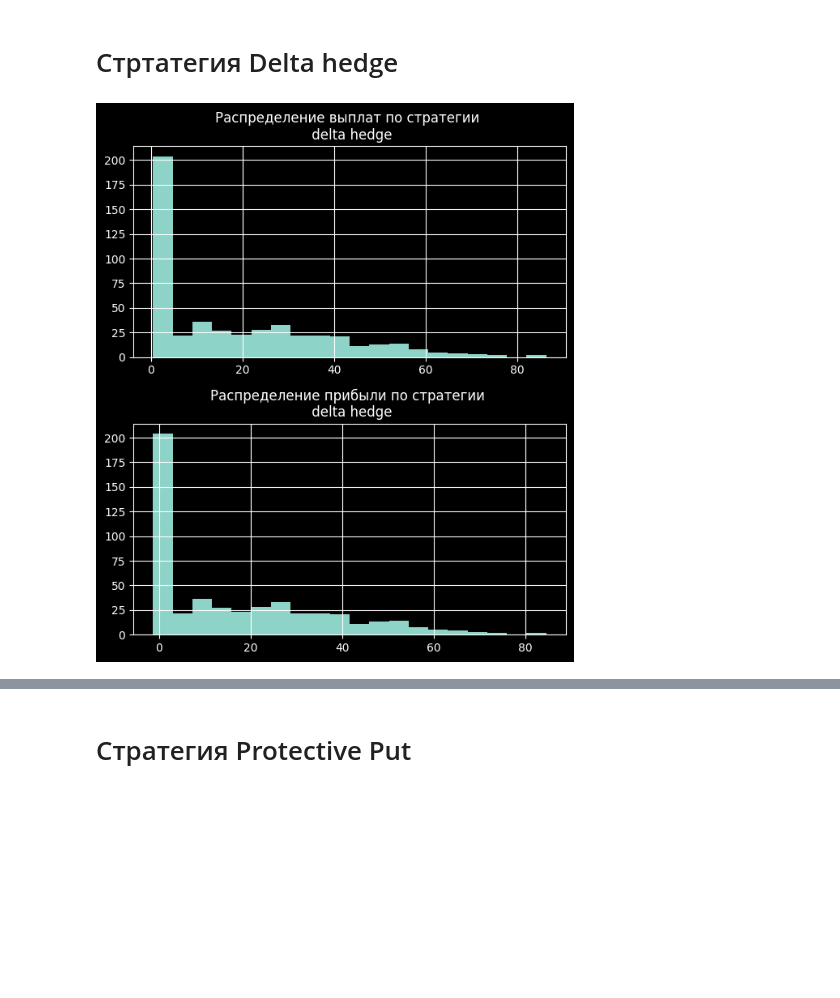
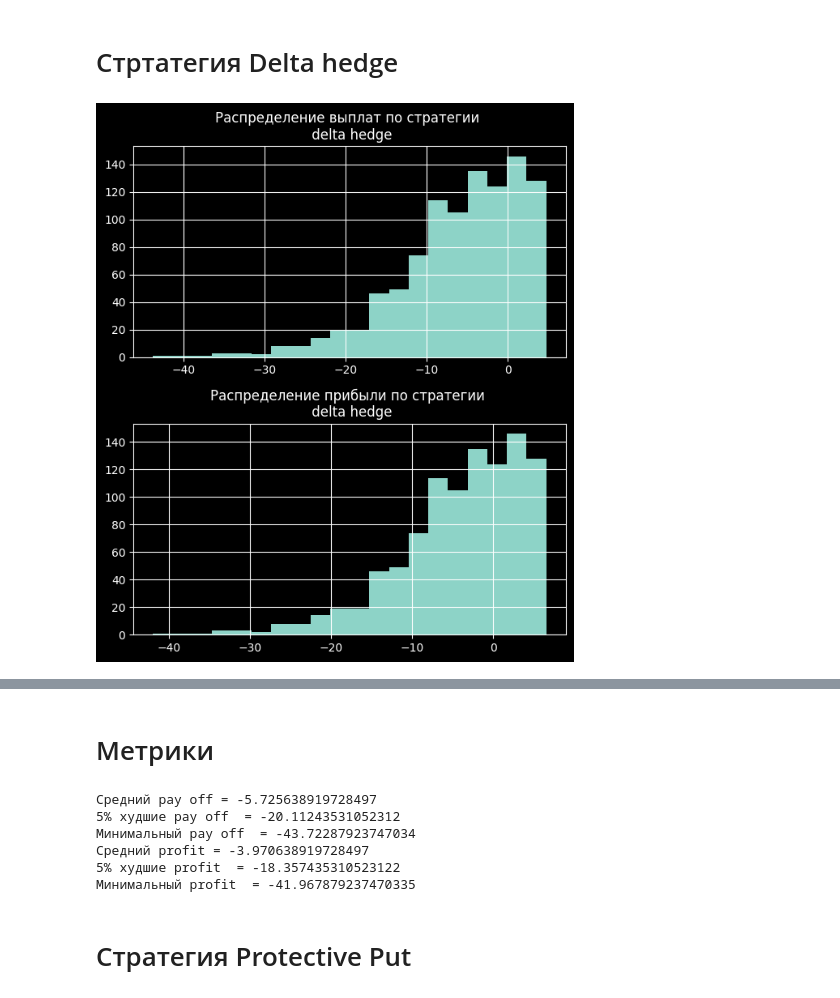
Before and after one commit to Vlad-prog-bit/msu_profinanse, a Jupyter notebook: Options.ipynb, the cells around one changed output, grey strips where cells are left out. Drawn from its saved outputs; the diff is of its cells as text; code cells hidden in the pictures; blank space fills up the shorter version.

```diff
--- a/Options.ipynb
+++ b/Options.ipynb
@@ -216,7 +219,7 @@ class Black_Sholse:
         self.r = r
         self.volatility = volatility
     def d1_d2_counter(self):
-        d1 = ((np.log(self.S_0) - np.log(self.K)) + (self.r + 1/2 * self.volatility**2) * self.T)/ (np.sqrt(self.volatility**2 * self.T))
+        d1 = ((np.log(self.S_0/self.K)) + (self.r + 1/2 * self.volatility**2) * self.T)/ (np.sqrt(self.T * (self.volatility**2)))
         d2 = d1 - (np.sqrt(self.volatility**2 * self.T))
         self.d1 = d1
         self.d2 = d2
@@ -261,7 +264,7 @@ class Black_Sholse:
             self.theta = theta_call
             self.vega = vega
             self.rho = rho_call
-            self.gama = gamma
+            self.gamma = gamma
         else:
             self.gamma = gamma
             self.delta = delta_put
@@ -329,7 +695,7 @@ spread_pct                            0.347578
 moneyness                             0.961303
 Name: 1985, dtype: object
 # %%
-
+volatility = Sber['r'].std()
 share = Sber[Sber['time'] == '2026-02-25 00:00:00+00:00']
 share
 # %% [output]
@@ -356,8 +722,10 @@ Name: 1985, dtype: object
 BS = Black_Sholse(K=option['strike'],
                   option_type=option['type'],
                   T=option['T'],
-                  volatility=share['volatility20'] *  np.sqrt(252),
+                  volatility=volatility *  np.sqrt(252),
                   S_0=share['close'],
 )
 BS.Black_Sholse()
+delta = BS.delta[0]
+print(f'Delta = {delta}')
 # %% [output]
@@ -600,28 +955,29 @@ Text(0.5, 1.0, 'Симуляция движения акции \n на 14 дне
 # %%
 
 option = opt.loc[1985,:]
 def delta_hedge(rep,T,strike,S0=317.30):
     S_start = S0
     pay_off = []
     profit = []
     for _i in range(rep):
         S = S0
         for _ in range(T):
             S = St_dt(St = S)
-        pay_off.append(np.maximum(strike - S, 0) + (S-S_start)*0.03414072)
-        profit.append(np.maximum(strike - S, 0) + (S-S_start)*0.03414072 - option['mid'])
+        pay_off.append(- np.maximum(S - strike, 0) + (S-S_start)*delta)
+        profit.append(- np.maximum(S - strike, 0) + (S-S_start)*delta + option['mid'])
     fig,(ax1,ax2) = plt.subplots(2,1,figsize=(6,7))
     ax1.hist(pay_off,bins=20)
     ax1.set_title("Распределение выплат по стратегии \n delta hedge")
     ax1.grid(True)
     ax2.hist(profit,bins=20)
     ax2.set_title("Распределение прибыли по стратегии \n delta hedge")
     ax2.grid(True)
     plt.tight_layout()
+    return pay_off,profit
 
-delta_hedge(rep = 500,T= int(option['T'] * 252) + 1,strike=option['strike'],S0=option["BA"])
+pay_off,profit = delta_hedge(rep = 1000,T= int(option['T'] * 252) + 1,strike=option['strike'],S0=option["BA"])
 # %% [output]
-[figure, old version]
+[figure, new version]
 # %%
 option
 # %% [output]
@@ -639,6 +995,22 @@ mid                                      1.755
 spread_pct                            0.347578
 moneyness                             0.961303
 Name: 1985, dtype: object
+# %% [markdown]
+# Метрики
+# %%
+print(f'Средний pay off = {np.mean(pay_off)}')
+print(f'5% худшие pay off  = {np.percentile(pay_off, 5)}')
+print(f'Минимальный pay off  = {np.min(pay_off)}')
+print(f'Средний profit = {np.mean(profit)}')
+print(f'5% худшие profit  = {np.percentile(profit, 5)}')
+print(f'Минимальный profit  = {np.min(profit)}')
+# %% [output]
+Средний pay off = -5.725638919728497
+5% худшие pay off  = -20.11243531052312
+Минимальный pay off  = -43.72287923747034
+Средний profit = -3.970638919728497
+5% худшие profit  = -18.357435310523122
+Минимальный profit  = -41.967879237470335
 # %% [markdown]
 # Стратегия Protective Put
 # %%
```
Also changed, not shown: parts of 16 cells of this notebook, 7 other files.
